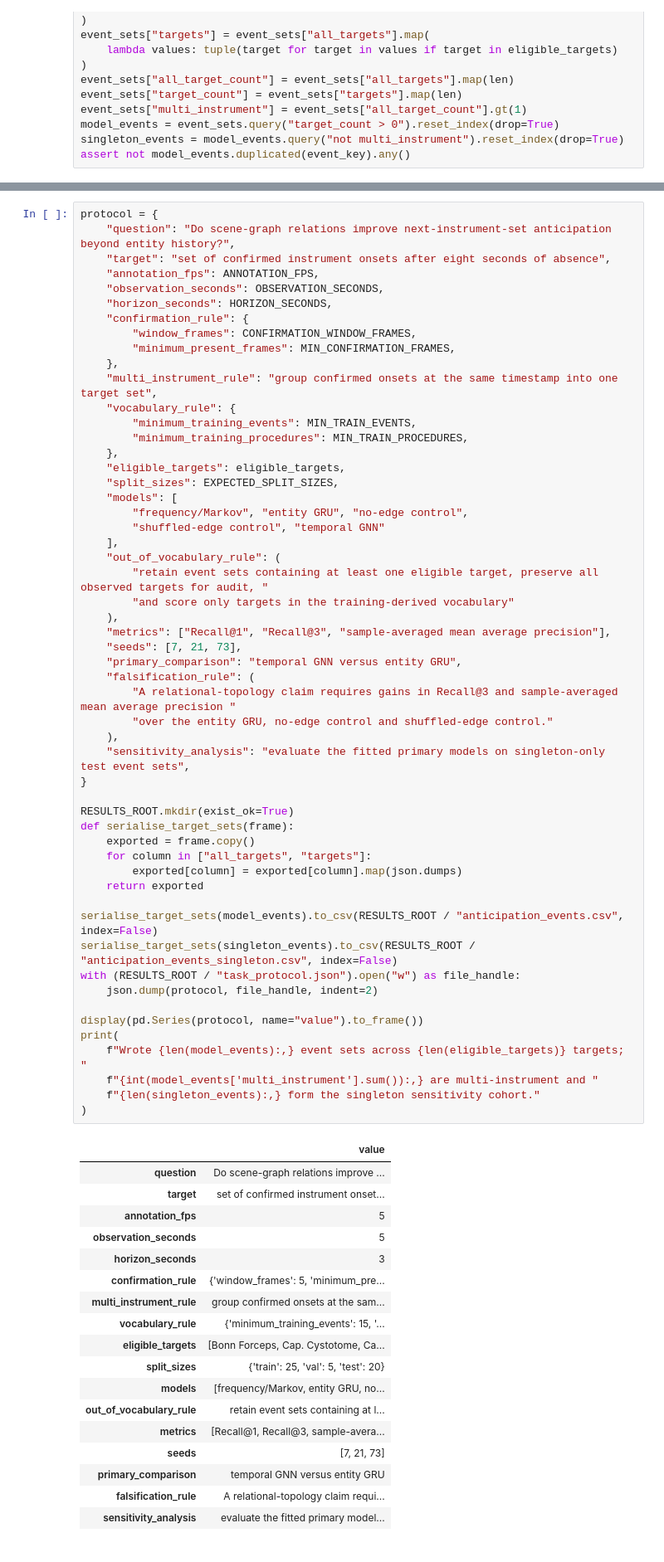
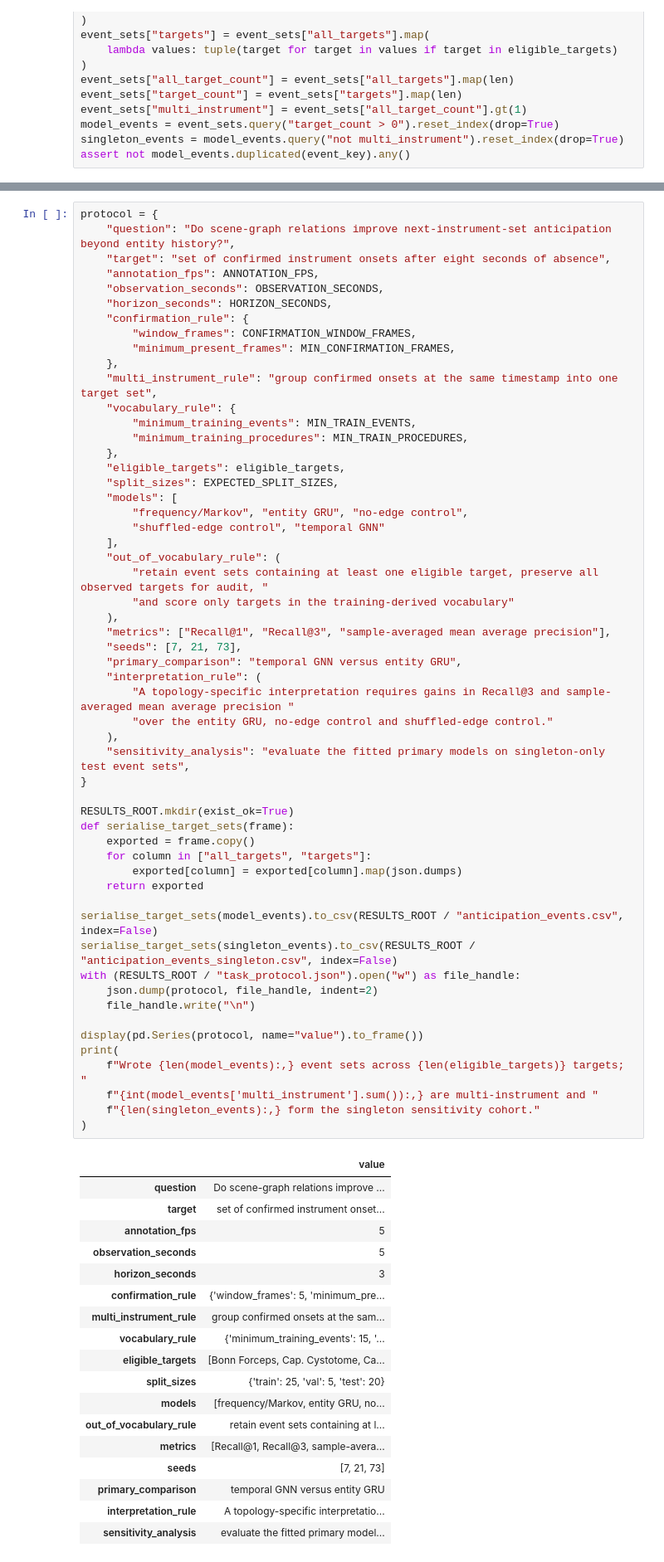
Before and after one commit to MaxiStahl1992/scene-graph-next-action-anticipation, a Jupyter notebook: notebooks/01_task_definition_and_dataset_audit.ipynb, the cells around one changed output, grey strips where cells are left out. Shown at 83% size. Cells and saved outputs as stored; diff of their text form.

```diff
--- a/notebooks/01_task_definition_and_dataset_audit.ipynb
+++ b/notebooks/01_task_definition_and_dataset_audit.ipynb
@@ -399,8 +399,8 @@ protocol = {
     "metrics": ["Recall@1", "Recall@3", "sample-averaged mean average precision"],
     "seeds": [7, 21, 73],
     "primary_comparison": "temporal GNN versus entity GRU",
-    "falsification_rule": (
-        "A relational-topology claim requires gains in Recall@3 and sample-averaged mean average precision "
+    "interpretation_rule": (
+        "A topology-specific interpretation requires gains in Recall@3 and sample-averaged mean average precision "
         "over the entity GRU, no-edge control and shuffled-edge control."
     ),
     "sensitivity_analysis": "evaluate the fitted primary models on singleton-only test event sets",
@@ -414,34 +414,35 @@ def serialise_target_sets(frame):
     return exported
 
 serialise_target_sets(model_events).to_csv(RESULTS_ROOT / "anticipation_events.csv", index=False)
 serialise_target_sets(singleton_events).to_csv(RESULTS_ROOT / "anticipation_events_singleton.csv", index=False)
 with (RESULTS_ROOT / "task_protocol.json").open("w") as file_handle:
     json.dump(protocol, file_handle, indent=2)
+    file_handle.write("\n")
 
 display(pd.Series(protocol, name="value").to_frame())
 print(
     f"Wrote {len(model_events):,} event sets across {len(eligible_targets)} targets; "
     f"{int(model_events['multi_instrument'].sum()):,} are multi-instrument and "
     f"{len(singleton_events):,} form the singleton sensitivity cohort."
 )
 # %% [output]
 |  | value |
 | question | Do scene-graph relations improve ... |
 | target | set of confirmed instrument onset... |
 | annotation_fps | 5 |
 | observation_seconds | 5 |
 | horizon_seconds | 3 |
 | confirmation_rule | {'window_frames': 5, 'minimum_pre... |
 | multi_instrument_rule | group confirmed onsets at the sam... |
 | vocabulary_rule | {'minimum_training_events': 15, '... |
 | eligible_targets | [Bonn Forceps, Cap. Cystotome, Ca... |
 | split_sizes | {'train': 25, 'val': 5, 'test': 20} |
 | models | [frequency/Markov, entity GRU, no... |
 | out_of_vocabulary_rule | retain event sets containing at l... |
 | metrics | [Recall@1, Recall@3, sample-avera... |
 | seeds | [7, 21, 73] |
 | primary_comparison | temporal GNN versus entity GRU |
-| falsification_rule | A relational-topology claim requi... |
+| interpretation_rule | A topology-specific interpretatio... |
 | sensitivity_analysis | evaluate the fitted primary model... |
 Wrote 1,016 event sets across 13 targets; 34 are multi-instrument and 982 form the singleton sensitivity cohort.
 # %% [markdown]
```
Also changed, not shown: parts of 2 cells of this notebook, 8 other files.
